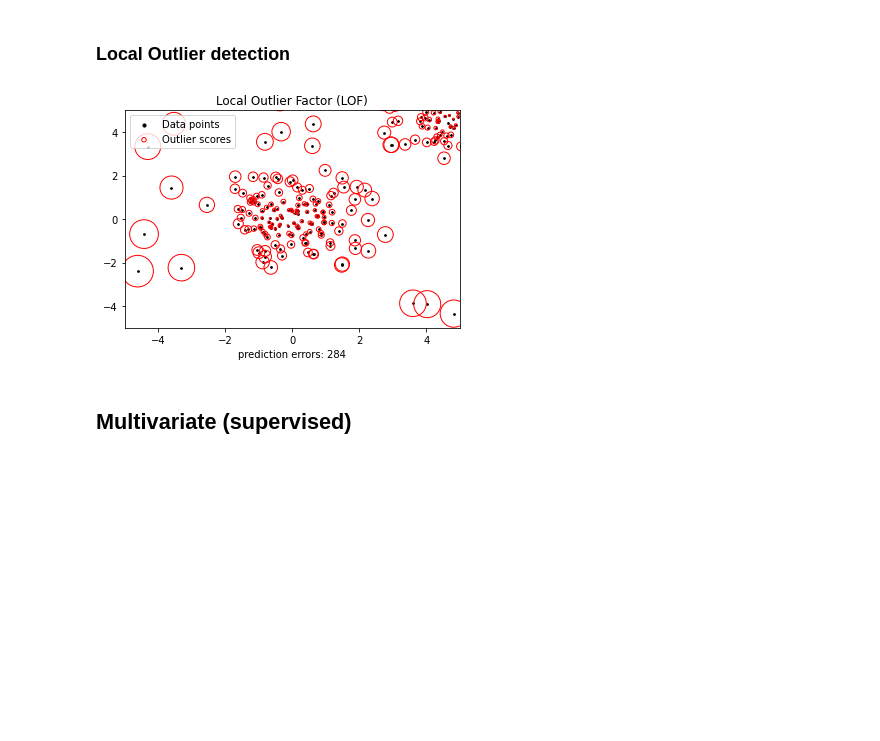
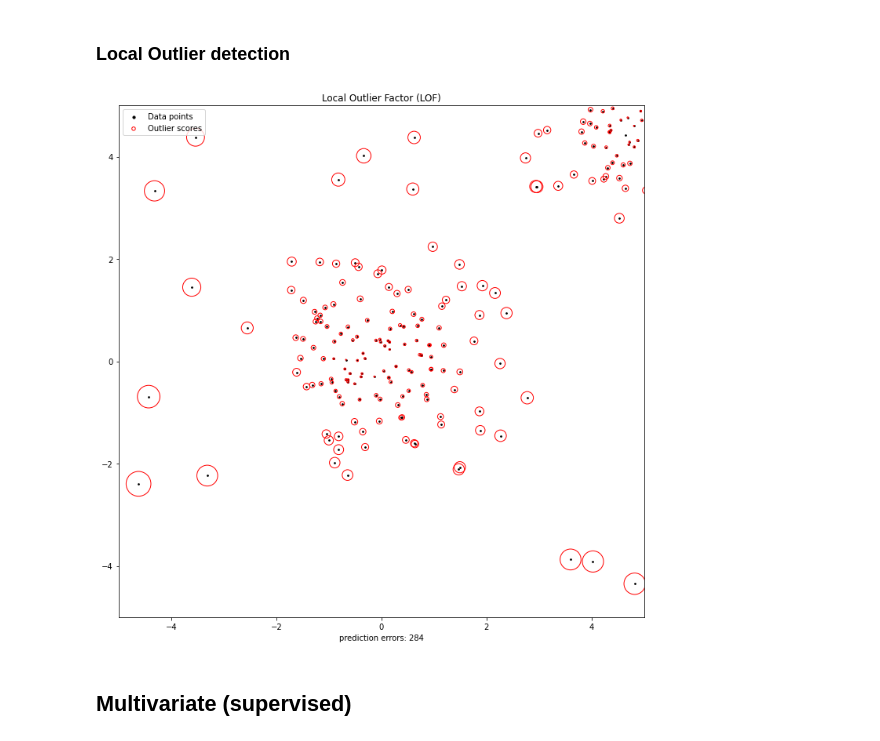
Before and after one commit to raulbenitez/OUTLIER_DETECTION, a Jupyter notebook: outlier_detection_methods.ipynb, the cells around one changed output. Saved outputs shown, nothing was run; the diff lists cells and outputs as text; code cells hidden in the pictures; blank space fills up the shorter version.

```diff
--- a/outlier_detection_methods.ipynb
+++ b/outlier_detection_methods.ipynb
@@ -418,31 +465,32 @@ plt.show()
 # %%
 from sklearn.neighbors import LocalOutlierFactor
 
 clf = LocalOutlierFactor(n_neighbors=20, contamination=0.1)
 # use fit_predict to compute the predicted labels of the training samples
 # (when LOF is used for outlier detection, the estimator has no predict,
 # decision_function and score_samples methods).
 y_pred = clf.fit_predict(X)
 n_errors = (y_pred != ground_truth).sum()
 X_scores = clf.negative_outlier_factor_
 
+plt.figure( figsize=(12,12))
 
 plt.title("Local Outlier Factor (LOF)")
 plt.scatter(X[:, 0], X[:, 1], color='k', s=3., label='Data points')
 # plot circles with radius proportional to the outlier scores
 radius = (X_scores.max() - X_scores) / (X_scores.max() - X_scores.min())
 plt.scatter(X[:, 0], X[:, 1], s=1000 * radius, edgecolors='r',
             facecolors='none', label='Outlier scores')
 plt.axis('tight')
 plt.xlim((-5, 5))
 plt.ylim((-5, 5))
 plt.xlabel("prediction errors: %d" % (n_errors))
 legend = plt.legend(loc='upper left')
 legend.legendHandles[0]._sizes = [10]
 legend.legendHandles[1]._sizes = [20]
 plt.show()
 # %% [output]
-[figure, old version]
+[figure, new version]
 # %% [markdown]
 ## Multivariate (supervised)
 # %% [markdown]
```
Also changed, not shown: parts of 1 cell of this notebook.
